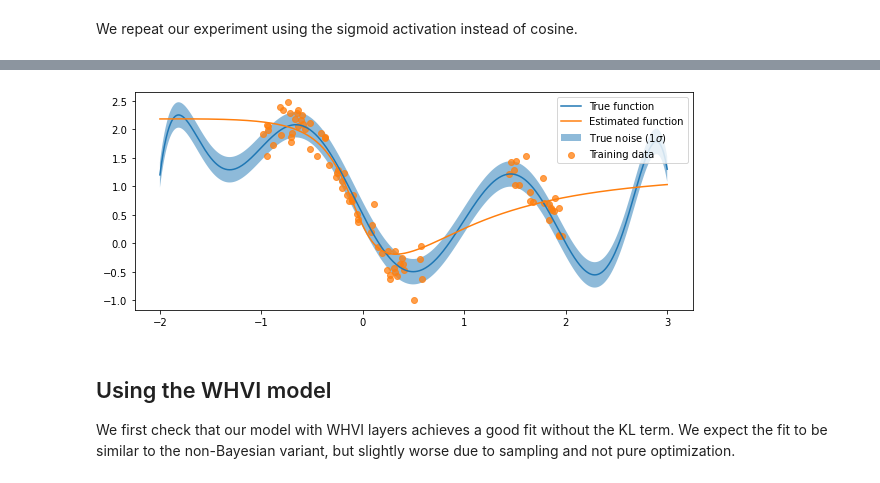
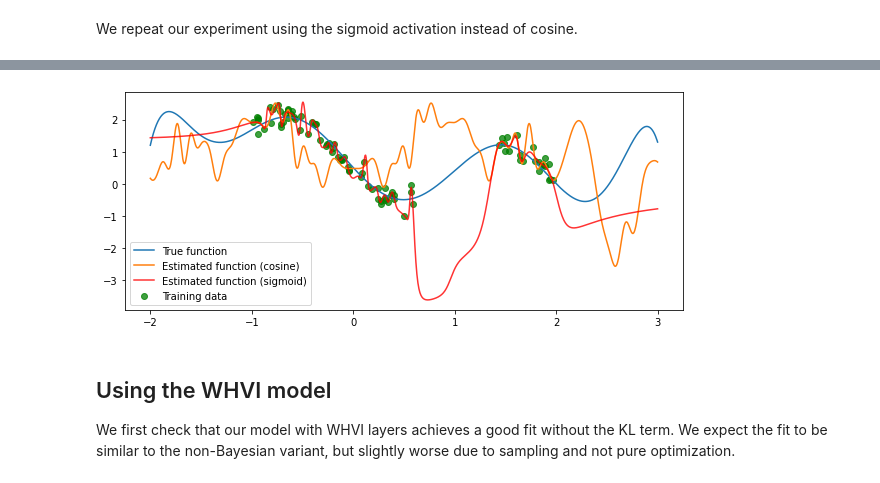
Before and after one commit to ltdung/WHVI, a Jupyter notebook: experiments/Toy example.ipynb, the cells around one changed output, grey strips where cells are left out. Saved outputs shown, nothing was run; the diff lists cells and outputs as text; code cells hidden in the pictures.

```diff
--- a/experiments/Toy example.ipynb
+++ b/experiments/Toy example.ipynb
@@ -136,21 +103,21 @@ plt.show()
 # %% [markdown]
 We repeat our experiment using the sigmoid activation instead of cosine.
 # %%
-non_bayesian_model = nn.Sequential(
+non_bayesian_model_sigmoid = nn.Sequential(
     nn.Linear(1, 128, bias=False),
     nn.Sigmoid(),
     nn.Linear(128, 128, bias=False),
     nn.Sigmoid(),
     nn.Linear(128, 1, bias=False)
 )
-non_bayesian_model = non_bayesian_model.to(device)
+non_bayesian_model_sigmoid = non_bayesian_model_sigmoid.to(device)
 
-optimizer = optim.Adam(non_bayesian_model.parameters(), lr=lambda0)
+optimizer = optim.Adam(non_bayesian_model_sigmoid.parameters(), lr=lambda0)
 scheduler = optim.lr_scheduler.LambdaLR(optimizer, lambda t: (1 + gamma * t) ** (-p))
-for epoch in tqdm(range(500)):
+for epoch in tqdm(range(50000)):
     for batch_index, (data_x, data_y) in enumerate(data_loader):
-        loss = F.mse_loss(non_bayesian_model(data_x), data_y)
+        loss = F.mse_loss(non_bayesian_model_sigmoid(data_x), data_y)
         loss.backward()
         optimizer.step()
         scheduler.step()
-        non_bayesian_model.zero_grad(set_to_none=True)
+        non_bayesian_model_sigmoid.zero_grad(set_to_none=True)
@@ -159,30 +130,31 @@ The plot below shows that sigmoid is a more suitable activation by comparison. F
 # %%
 fig, ax = plt.subplots(figsize=(10, 4))
 
-y_pred = non_bayesian_model(x_test)
+y_pred = non_bayesian_model_sigmoid(x_test)
 
 ax.plot(
     x_test.cpu().numpy().ravel(),
     f(x_test.cpu()).ravel(),
     label='True function'
 )
-ax.fill_between(
-    x_test.cpu().numpy().ravel(),
-    f(x_test.cpu()).ravel() + np.sqrt(np.exp(-3)),
-    f(x_test.cpu()).ravel() - np.sqrt(np.exp(-3)),
-    alpha=0.5,
-    label='True noise (1$\sigma$)'
+ax.plot(
+    x_test.detach().cpu().numpy().ravel(),
+    non_bayesian_model(x_test).detach().cpu().numpy().ravel(),
+    label='Estimated function (cosine)'
 )
 ax.plot(
     x_test.detach().cpu().numpy().ravel(),
     y_pred.detach().cpu().numpy().ravel(),
-    label='Estimated function'
+    label='Estimated function (sigmoid)',
+    color='red',
+    alpha=0.8
 )
-ax.scatter(x, y, alpha=0.75, label='Training data')
-ax.legend(loc='upper right')
+ax.scatter(x, y, alpha=0.75, label='Training data', color='green')
+ax.legend(loc='lower left')
+# plt.savefig('toy-function-non-bayesian.pdf')
 plt.show()
 # %% [output]
-[figure, old version]
+[figure, new version]
 # %% [markdown]
 ## Using the WHVI model
 
```
Also changed, not shown: parts of 12 cells of this notebook, 1 other file.
